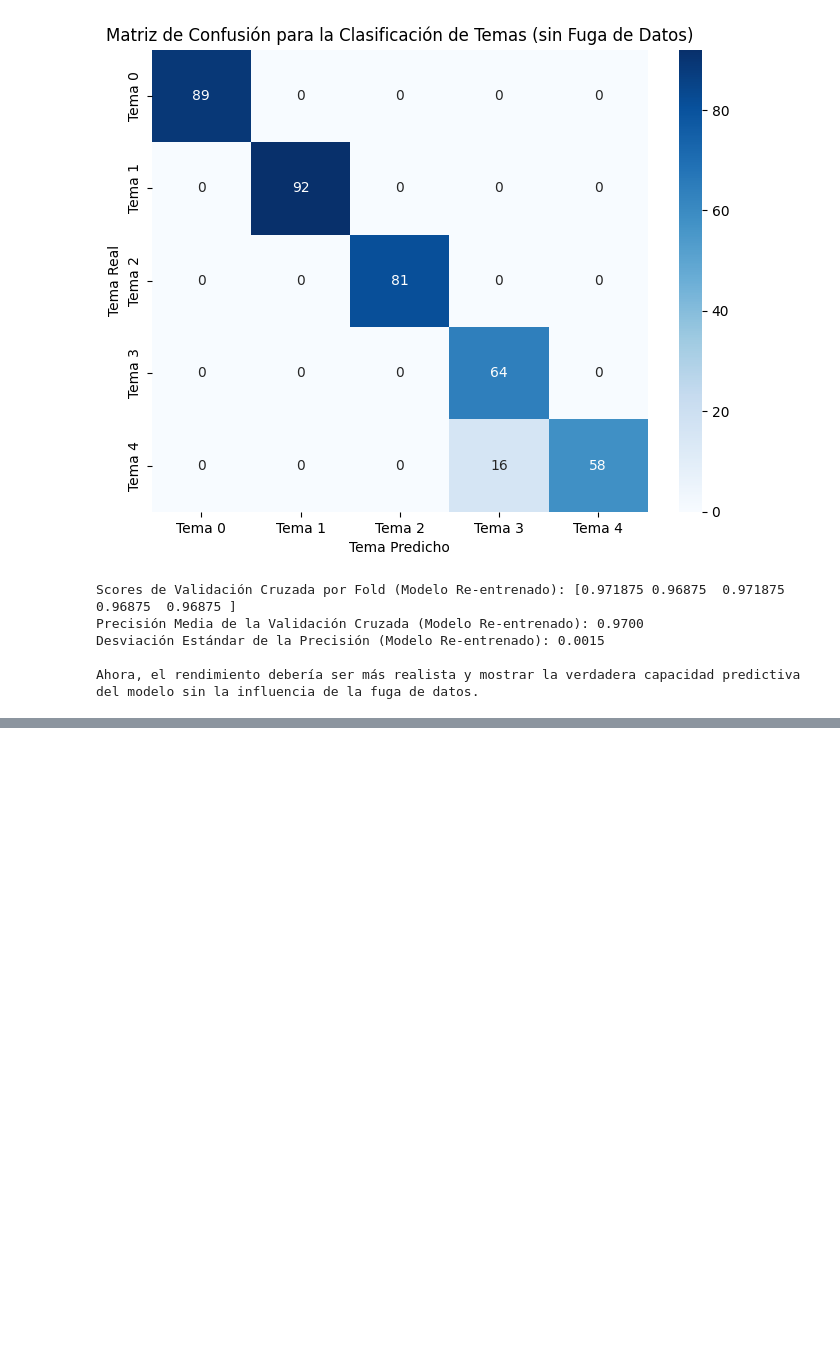
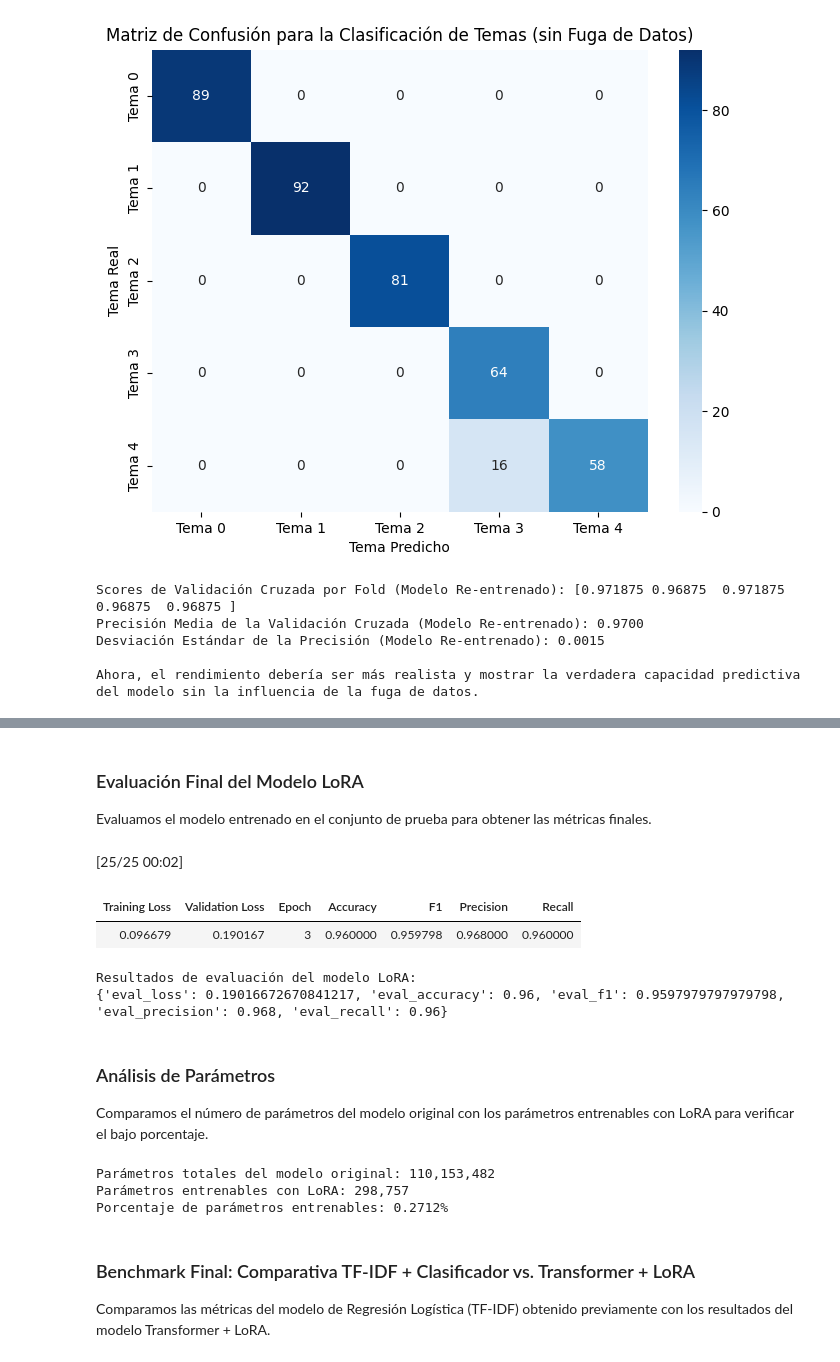
Before and after one commit to signur43/Curso_DataScienceIII, a Jupyter notebook: Codigo/Curso_3.ipynb, the cells around one changed output, grey strips where cells are left out. Drawn from its saved outputs; the diff is of its cells as text; code cells hidden in the pictures; blank space fills up the shorter version.

```diff
--- a/Codigo/Curso_3.ipynb
+++ b/Codigo/Curso_3.ipynb
@@ -869,0 +1097,35 @@ print(torch.__version__)
+# %% [markdown]
+### Evaluación Final del Modelo LoRA
+
+Evaluamos el modelo entrenado en el conjunto de prueba para obtener las métricas finales.
+# %%
+lora_evaluation_results = trainer.evaluate()
+print("Resultados de evaluación del modelo LoRA:")
+print(lora_evaluation_results)
+# %% [output]
+[25/25 00:02]
+| Training Loss | Validation Loss | Epoch | Accuracy | F1 | Precision | Recall |
+| 0.096679 | 0.190167 | 3 | 0.960000 | 0.959798 | 0.968000 | 0.960000 |
+Resultados de evaluación del modelo LoRA:
+{'eval_loss': 0.19016672670841217, 'eval_accuracy': 0.96, 'eval_f1': 0.9597979797979798, 'eval_precision': 0.968, 'eval_recall': 0.96}
+# %% [markdown]
+### Análisis de Parámetros
+
+Comparamos el número de parámetros del modelo original con los parámetros entrenables con LoRA para verificar el bajo porcentaje.
+# %%
+total_params = sum(p.numel() for p in model.parameters())
+# lora_model.get_nb_trainable_parameters() devuelve una tupla (trainable_parameters, all_parameters)
+# Necesitamos el primer elemento para los parámetros entrenables
+trainable_params_lora, _ = lora_model.get_nb_trainable_parameters()
+
+print(f"Parámetros totales del modelo original: {total_params:,}")
+print(f"Parámetros entrenables con LoRA: {trainable_params_lora:,}")
+print(f"Porcentaje de parámetros entrenables: {(trainable_params_lora / total_params * 100):.4f}%")
+# %% [output]
+Parámetros totales del modelo original: 110,153,482
+Parámetros entrenables con LoRA: 298,757
+Porcentaje de parámetros entrenables: 0.2712%
+# %% [markdown]
+### Benchmark Final: Comparativa TF-IDF + Clasificador vs. Transformer + LoRA
+
+Comparamos las métricas del modelo de Regresión Logística (TF-IDF) obtenido previamente con los resultados del modelo Transformer + LoRA.
```
Also changed, not shown: parts of 28 cells of this notebook.
